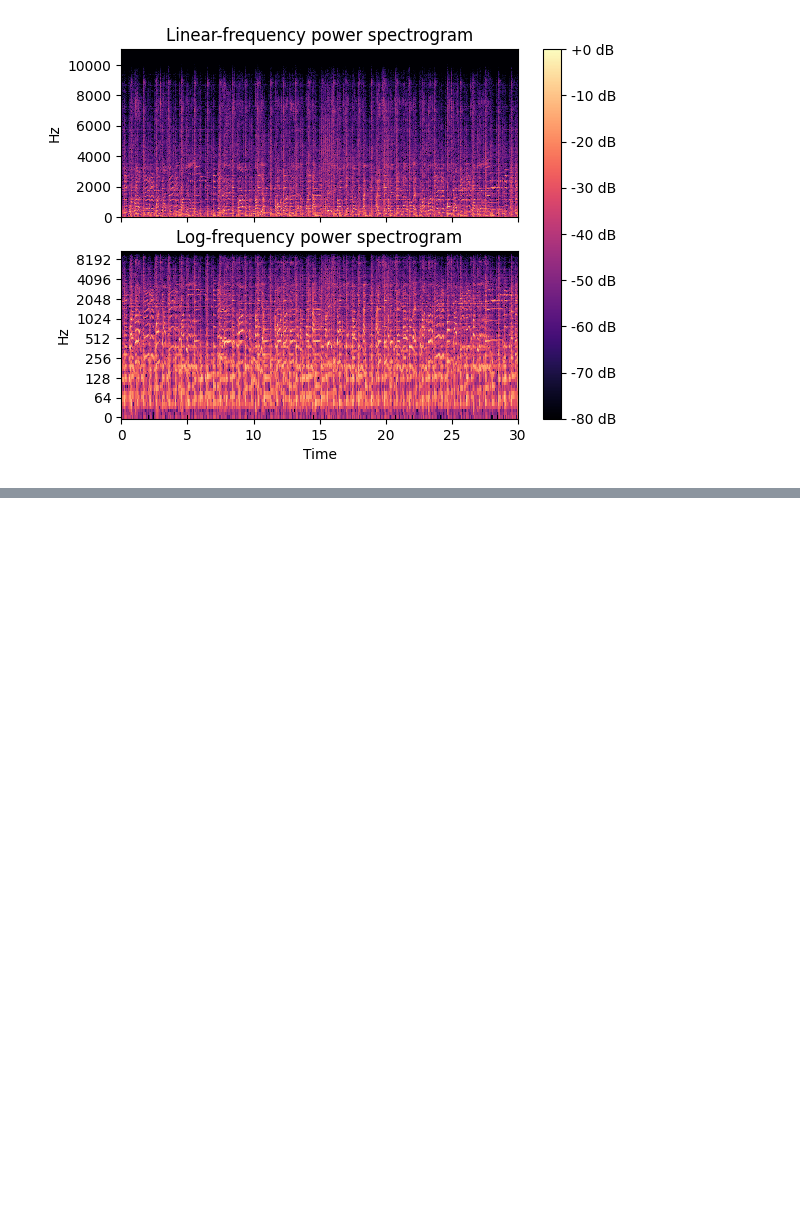
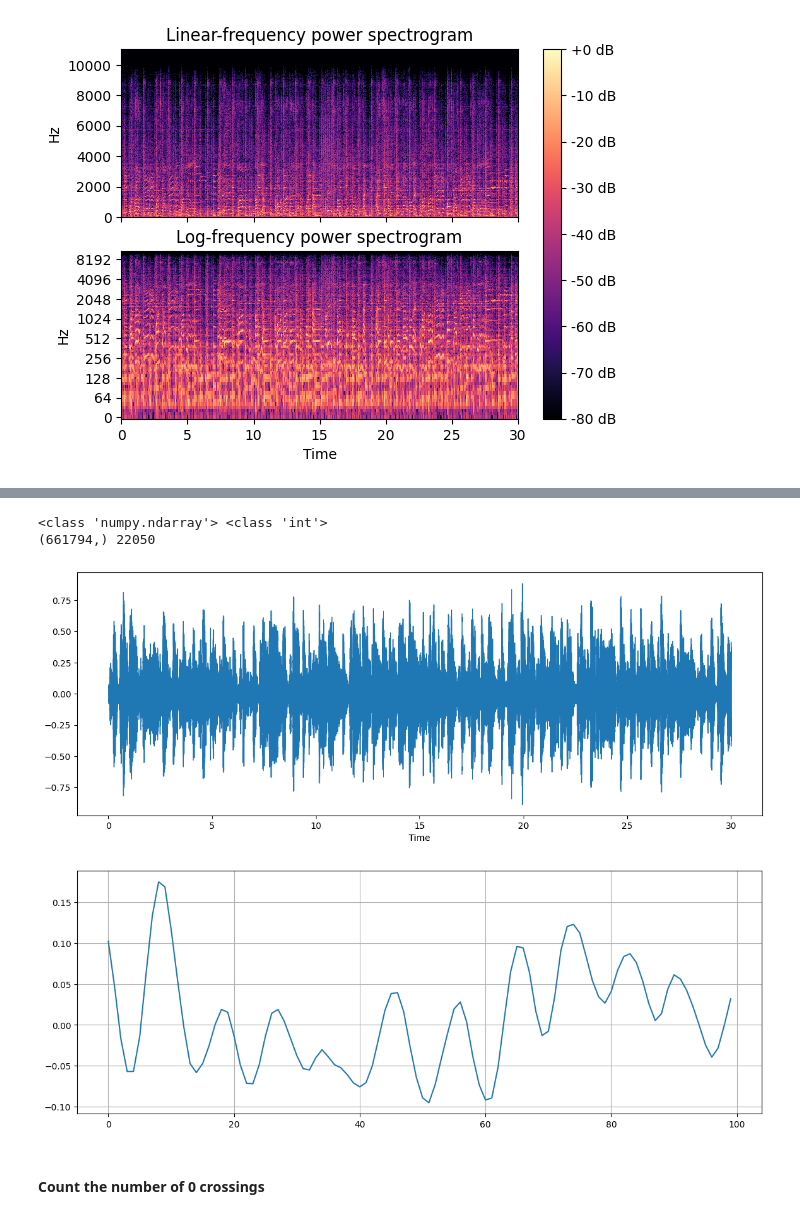
Before and after one commit to OrderAndCh4oS/analyse-audio-python, a Jupyter notebook: analyse_audio.ipynb, the cells around one changed output, grey strips where cells are left out. Drawn from its saved outputs; the diff is of its cells as text; code cells hidden in the pictures; blank space fills up the shorter version.

```diff
--- a/analyse_audio.ipynb
+++ b/analyse_audio.ipynb
@@ -82,0 +101,17 @@ ipd.Audio(x, rate=sr) # load a NumPy array
+# %%
+(x, sr) = load_audio(audio_path)
+
+plt.figure(figsize=(14, 5))
+librosa.display.waveshow(x, sr=sr)
+n0 = 9000
+n1 = 9100
+plt.figure(figsize=(14, 5))
+plt.plot(x[n0:n1])
+plt.grid()
+# %% [output]
+<class 'numpy.ndarray'> <class 'int'>
+(661794,) 22050
+[figure, added]
+[figure, added]
+# %% [markdown]
+#### Count the number of 0 crossings
```
Also changed, not shown: parts of 16 cells of this notebook, 1 other file.
